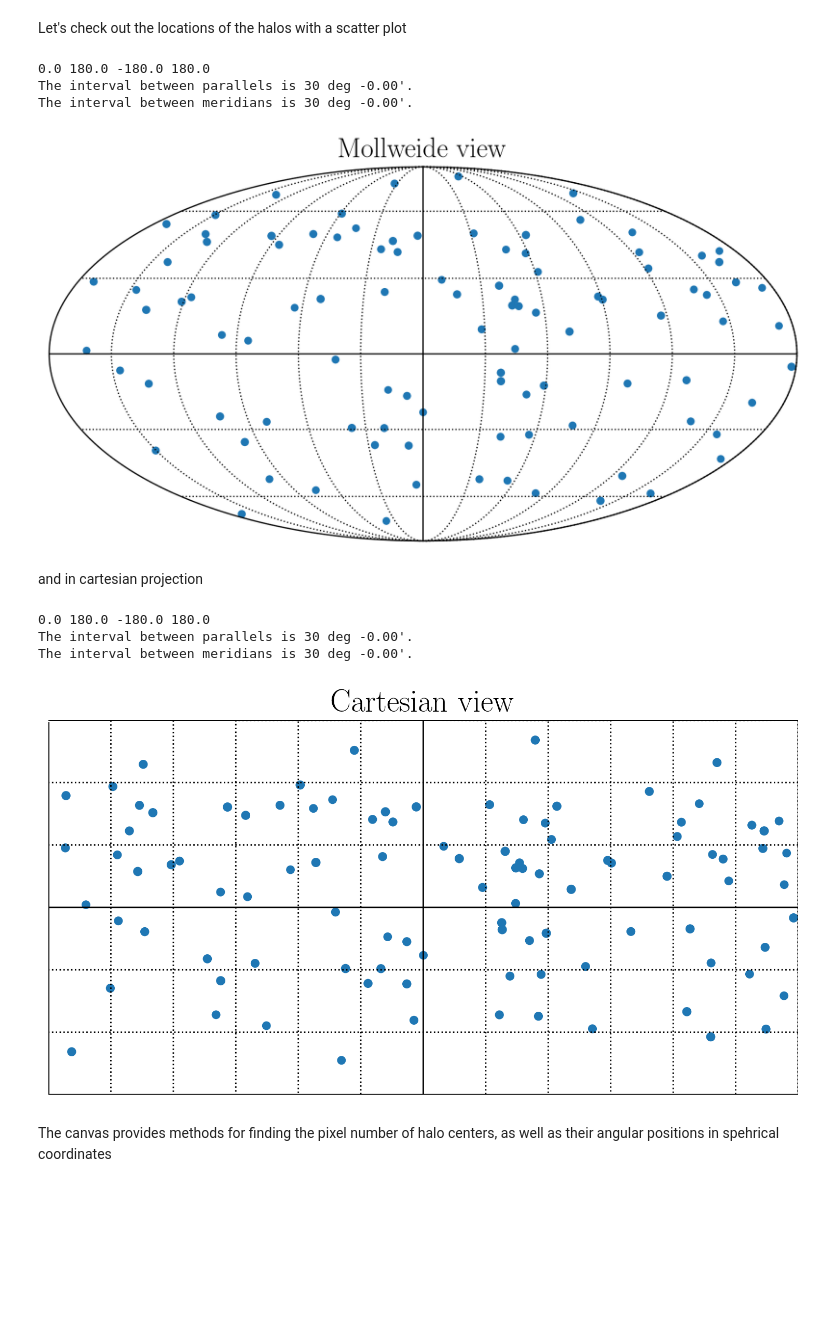
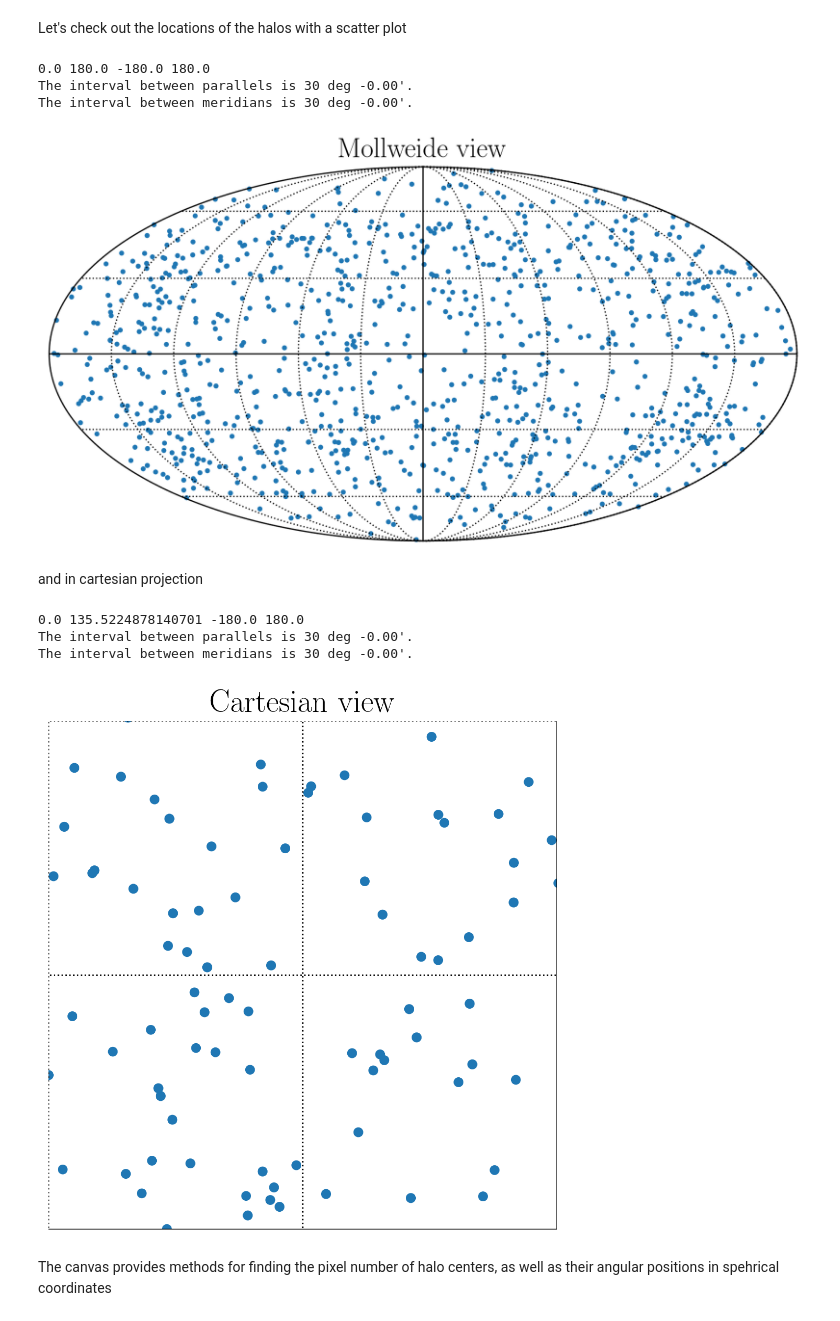
Before and after one commit to syasini/AstroPaint, a Jupyter notebook: tutorial.ipynb, the cells around one changed output. Drawn from its saved outputs; the diff is of its cells as text; code cells hidden in the pictures; blank space fills up the shorter version.

```diff
--- a/tutorial.ipynb
+++ b/tutorial.ipynb
@@ -75,11 +82,11 @@ Index(['x', 'y', 'z', 'v_x', 'v_y', 'v_z', 'M_200c', 'D_c', 'lat', 'lon',
 # %% [markdown]
 new random catalogs can be created using the `generate_random_halos()` method. If `put_on_shell` is `True` the halos will be distributed over a shell, otherwise they are uniformly distributed in a cubic box.
 # %%
-catalog.data = catalog.generate_random_halos(n_tot=100,
-                                            box_size=5,
-                                            mass_min=1E11,
-                                            mass_max=1E13,
-                                            put_on_shell=True)
+catalog.data = catalog.generate_random_box(n_tot=1000,
+                                           box_size=30,
+                                           mass_min=1E14,
+                                           mass_max=1E15,
+                                           put_on_shell=True)
 # %% [output]
 generating random catalog...
 
@@ -103,25 +116,32 @@ Let's put these halos on a canvas!
 # %% [markdown]
 The `Canvas` object locates the halo centers and extents on a healpy map. We can initialize it by feeding in a `Catalog` object and an `nside` for the map.
 # %%
-canvas = astropaint.Canvas(catalog, nside = 128)
+canvas = astropaint.Canvas(catalog,
+                           nside = 256,
+                           analyze=False)
 # %% [markdown]
 Let's check out the locations of the halos with a scatter plot
 # %%
-canvas.show_halo_centers("mollview")
+canvas.show_halo_centers("mollview",
+                        marker='.',
+                        )
 # %% [output]
 0.0 180.0 -180.0 180.0
 The interval between parallels is 30 deg -0.00'.
 The interval between meridians is 30 deg -0.00'.
-[figure, old version]
+[figure, new version]
 # %% [markdown]
 and in cartesian projection
 # %%
-canvas.show_halo_centers("cartview")
+canvas.show_halo_centers("cartview",
+                        lonra=[0,60],
+                        latra=[0,60],
+                        )
 # %% [output]
-0.0 180.0 -180.0 180.0
+0.0 135.5224878140701 -180.0 180.0
 The interval between parallels is 30 deg -0.00'.
 The interval between meridians is 30 deg -0.00'.
-[figure, old version]
+[figure, new version]
 # %% [markdown]
 The canvas provides methods for finding the pixel number of halo centers, as well as their angular positions in spehrical coordinates
 # %%
```
Also changed, not shown: parts of 25 cells of this notebook.
